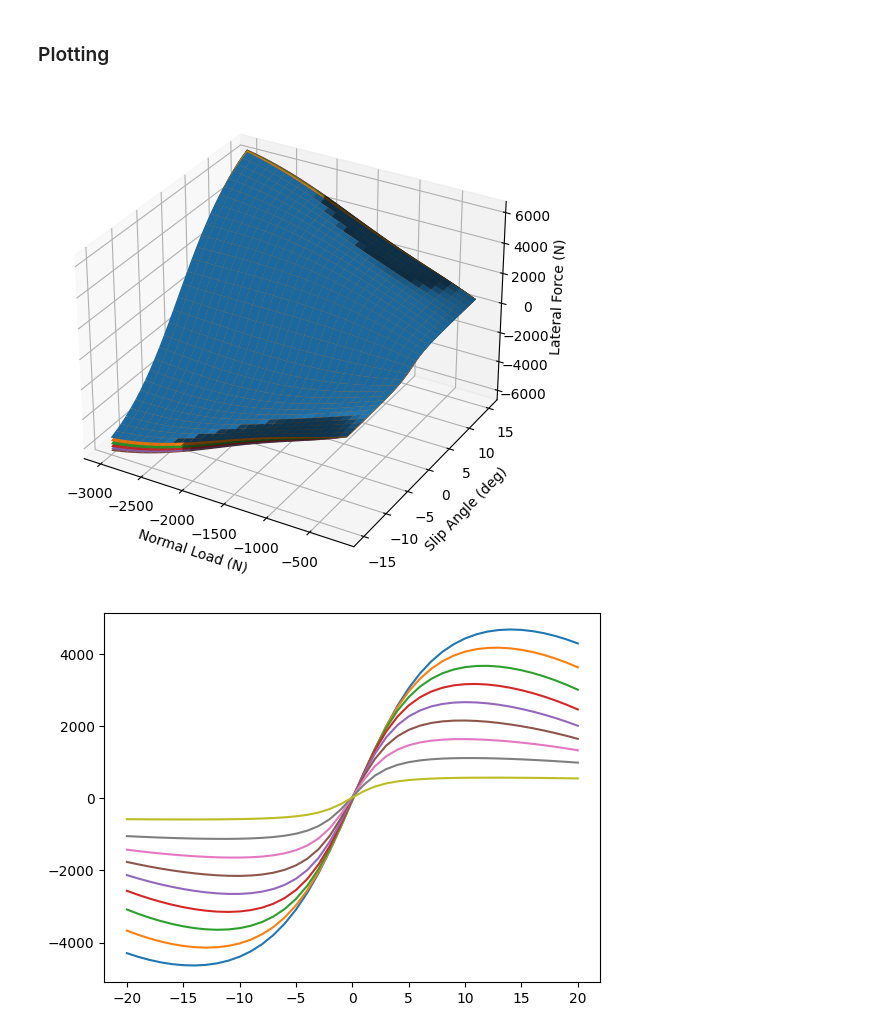
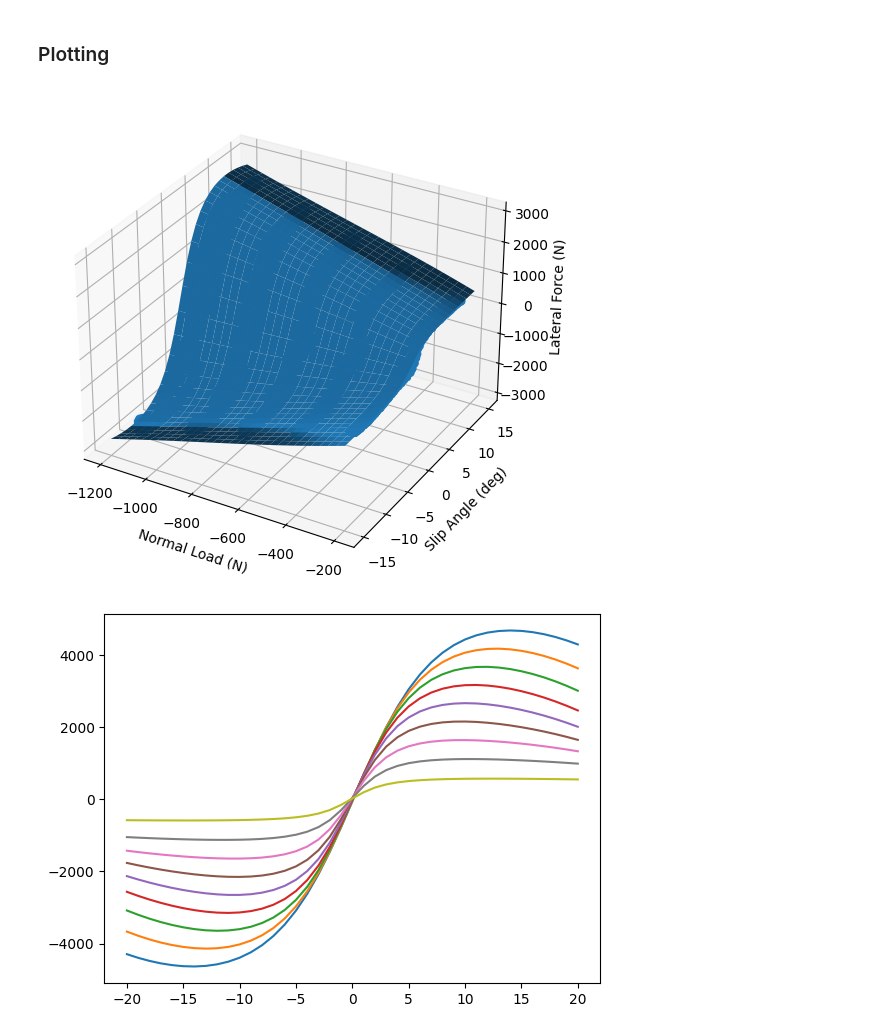
Before and after one commit to rhorvath02/tire_analysis, a Jupyter notebook: fits/front_lat.ipynb, the cells around one changed output. Drawn from its saved outputs; the diff is of its cells as text; code cells hidden in the pictures.

```diff
--- a/fits/front_lat.ipynb
+++ b/fits/front_lat.ipynb
@@ -83,28 +77,31 @@ Coefficients: [ 3.49334568e-01 -1.14588827e-03  8.76017657e+00  7.30300104e+02
 # %% [markdown]
 ### Plotting
 # %%
+params = [0.349, -0.00115, 8.760, 730.300, 1745.322, 0.0139, -0.000277, 1.02025435,
+0.000158, 0.149, -0.1595, 0.0329, 9.153,  0.00001406, 0.0328, 0.00362, -0.0143, -0.0116]
+
 model_x_data = np.linspace(-3000, -200, 30)
 model_y_data = np.linspace(-15, 15, 30)
 
 X, Y = np.meshgrid(model_x_data, model_y_data)
 
 fig = plt.figure()
 ax = Axes3D(fig, auto_add_to_figure=False)
 
 for i in [-5, -4, -3, -2, -1, 0]:
 
-    W = fit(np.array([X, Y, i], dtype=object), *parameters) * -1
+    W = fit(np.array([X, Y, i], dtype=object), *params) * -1
 
     fig.add_axes(ax)
     ax.plot_surface(X, Y, W)
 
 ax.set_xlabel('Normal Load (N)')
 ax.set_ylabel('Slip Angle (deg)')
 ax.set_zlabel('Lateral Force (N)')
 
 plt.show()
 # %% [output]
-[figure, old version]
+[figure, new version]
 # %%
 model_x_data = np.linspace(-2000, 0, 10)
 model_y_data = np.linspace(-15, 15, 30)
```
Also changed, not shown: parts of 3 cells of this notebook, 7 other files.
